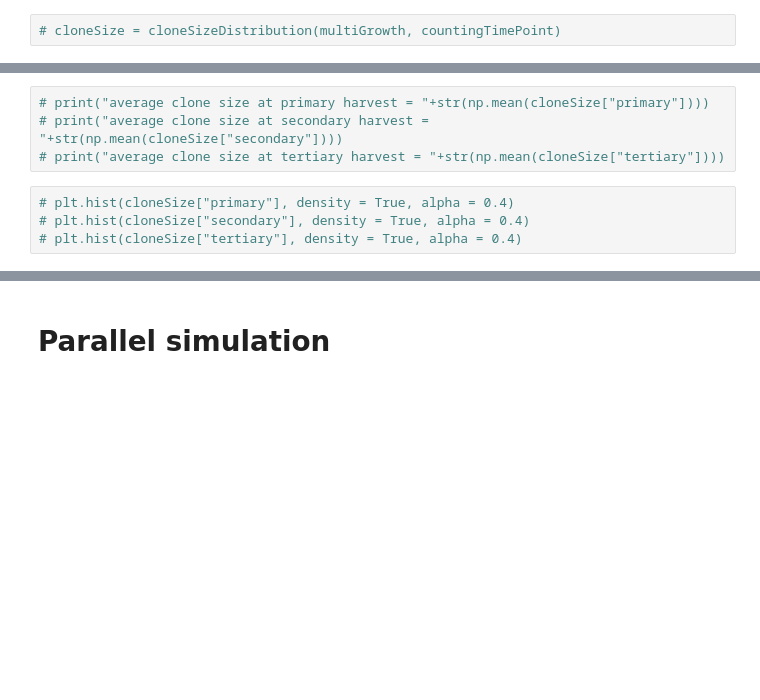
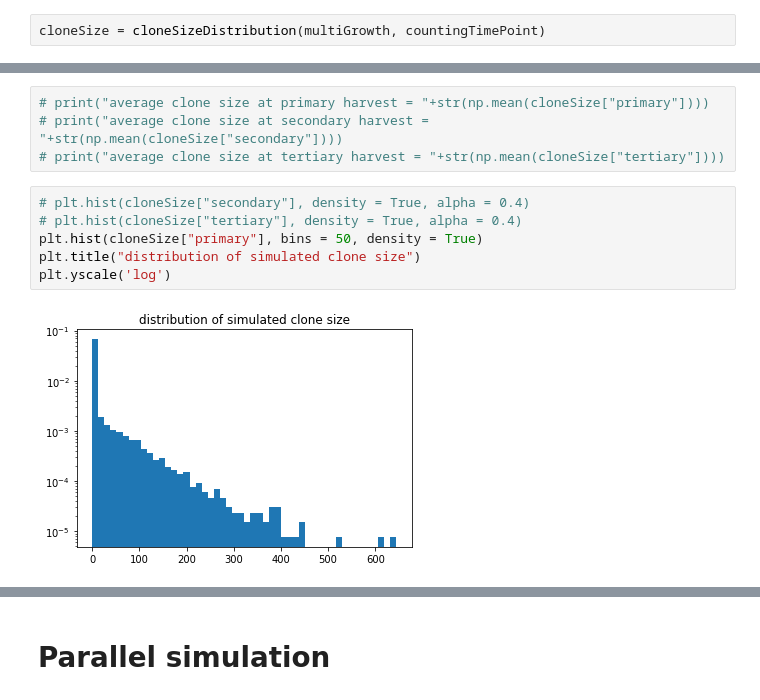
Before and after one commit to HuairenZhang/glioblastoma, a Jupyter notebook: ClonalGrowthSimulation.ipynb, the cells around one changed output, grey strips where cells are left out. Drawn from its saved outputs; the diff is of its cells as text; blank space fills up the shorter version.

```diff
--- a/ClonalGrowthSimulation.ipynb
+++ b/ClonalGrowthSimulation.ipynb
@@ -435,7 +495,7 @@ def firstIncompleteMomentLogPlot(cloneSize):
     plt.xlabel('clone size')
     plt.ylabel('log first incomplete moment')
 # %%
-# cloneSize = cloneSizeDistribution(multiGrowth, countingTimePoint)
+cloneSize = cloneSizeDistribution(multiGrowth, countingTimePoint)
 # %%
 # survivalPlot(cloneSize)
 # %%
@@ -448,6 +508,10 @@ def firstIncompleteMomentLogPlot(cloneSize):
 # print("average clone size at secondary harvest = "+str(np.mean(cloneSize["secondary"])))
 # print("average clone size at tertiary harvest = "+str(np.mean(cloneSize["tertiary"])))
 # %%
-# plt.hist(cloneSize["primary"], density = True, alpha = 0.4)
 # plt.hist(cloneSize["secondary"], density = True, alpha = 0.4)
 # plt.hist(cloneSize["tertiary"], density = True, alpha = 0.4)
+plt.hist(cloneSize["primary"], bins = 50, density = True)
+plt.title("distribution of simulated clone size")
+plt.yscale('log')
+# %% [output]
+[figure, added]
```
Also changed, not shown: parts of 20 cells of this notebook.
